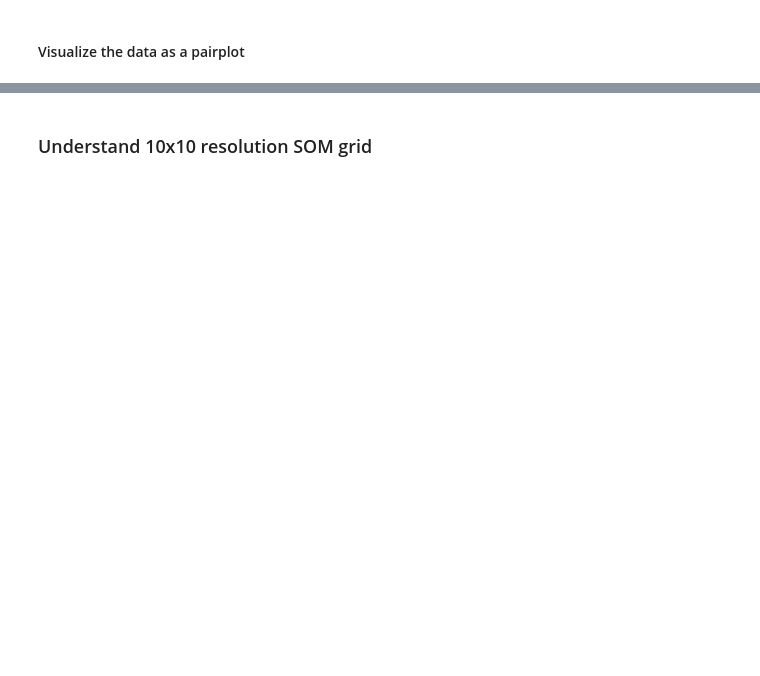
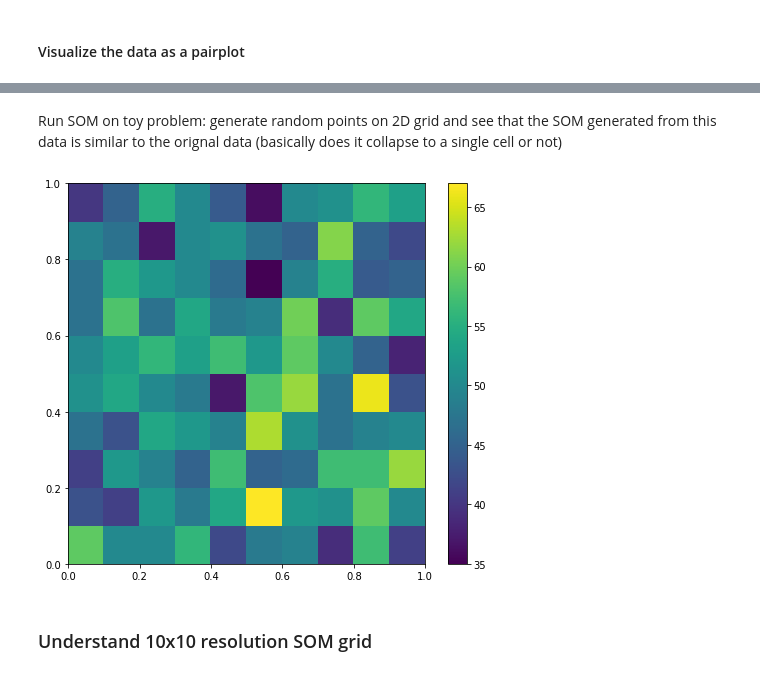
Before and after one commit to LSSTDESC/pz_bayes, a Jupyter notebook: notebooks/feature_likelihood.ipynb, the cells around one changed output, grey strips where cells are left out. Cells and saved outputs as stored; diff of their text form; code cells hidden in the pictures; blank space fills up the shorter version.

```diff
--- a/notebooks/feature_likelihood.ipynb
+++ b/notebooks/feature_likelihood.ipynb
@@ -331,0 +293,2 @@ sns.pairplot(df.loc[:,'u-g':'z-y'], size=3, aspect=1)
+# %% [markdown]
+Run SOM on toy problem: generate random points on 2D grid and see that the SOM generated from this data is similar to the orignal data (basically does it collapse to a single cell or not)
@@ -332,3 +297,10 @@ sns.pairplot(df.loc[:,'u-g':'z-y'], size=3, aspect=1)
+# %%
+plt.figure(figsize=(8,7))
+plt.hist2d(rndm_2d[:,0], rndm_2d[:,1], bins=10)
+plt.colorbar()
+plt.show()
+# %% [output]
+[figure, added]
 # %% [markdown]
 ### Understand 10x10 resolution SOM grid
 # %%
```
Also changed, not shown: parts of 64 cells of this notebook.
